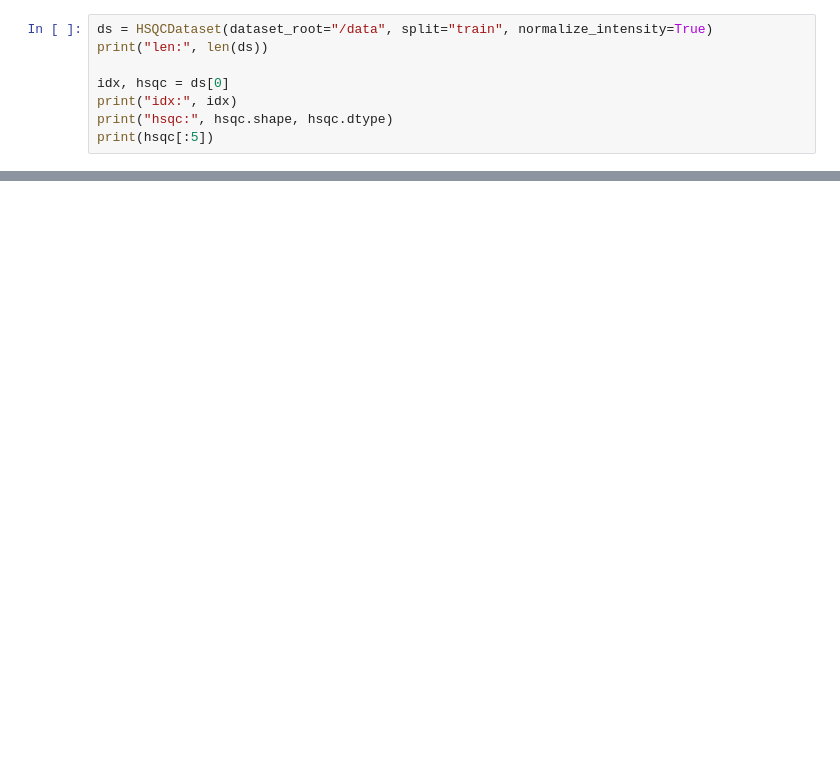
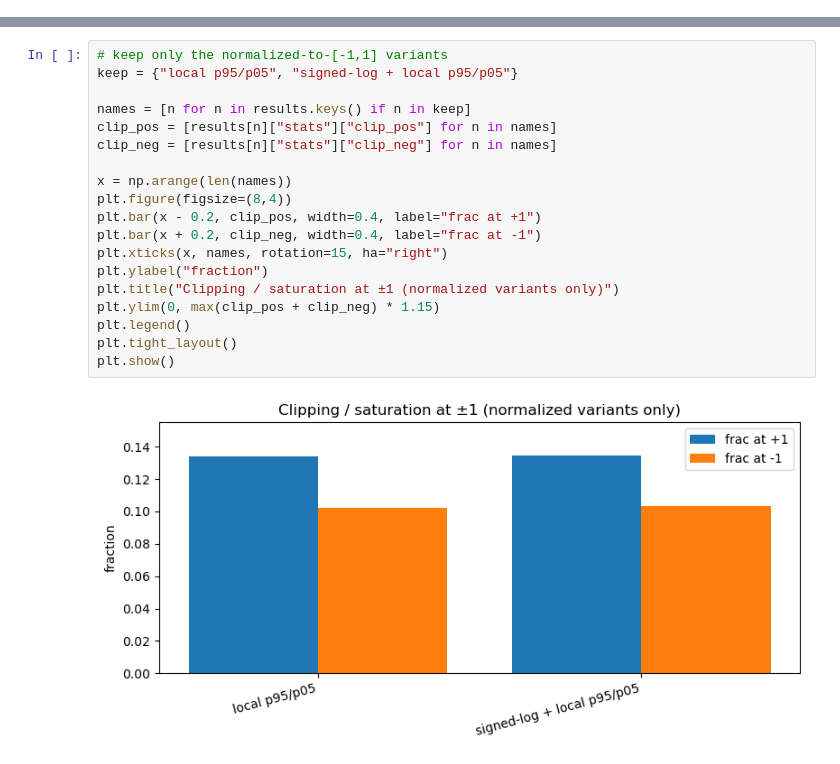
Before and after one commit to atong28/SMART-Moonshot, a Jupyter notebook: clustering/main.ipynb, the cells around one changed output, grey strips where cells are left out. Drawn from its saved outputs; the diff is of its cells as text; blank space fills up the shorter version.

Commit message:
update for interesting data

```diff
--- a/clustering/main.ipynb
+++ b/clustering/main.ipynb
@@ -150,11 +187,3 @@ class HSQCDataset(Dataset):
         hsqc = torch.from_numpy(hsqc.copy())
 
         return idx, hsqc
-# %%
-ds = HSQCDataset(dataset_root="/data", split="train", normalize_intensity=True)
-print("len:", len(ds))
-
-idx, hsqc = ds[0]
-print("idx:", idx)
-print("hsqc:", hsqc.shape, hsqc.dtype)
-print(hsqc[:5])
@@ -307,0 +412,21 @@ plt.show()
+# %%
+# keep only the normalized-to-[-1,1] variants
+keep = {"local p95/p05", "signed-log + local p95/p05"}
+
+names = [n for n in results.keys() if n in keep]
+clip_pos = [results[n]["stats"]["clip_pos"] for n in names]
+clip_neg = [results[n]["stats"]["clip_neg"] for n in names]
+
+x = np.arange(len(names))
+plt.figure(figsize=(8,4))
+plt.bar(x - 0.2, clip_pos, width=0.4, label="frac at +1")
+plt.bar(x + 0.2, clip_neg, width=0.4, label="frac at -1")
+plt.xticks(x, names, rotation=15, ha="right")
+plt.ylabel("fraction")
+plt.title("Clipping / saturation at ±1 (normalized variants only)")
+plt.ylim(0, max(clip_pos + clip_neg) * 1.15)
+plt.legend()
+plt.tight_layout()
+plt.show()
+# %% [output]
+[figure, added]
```
Also changed, not shown: parts of 15 cells of this notebook.
